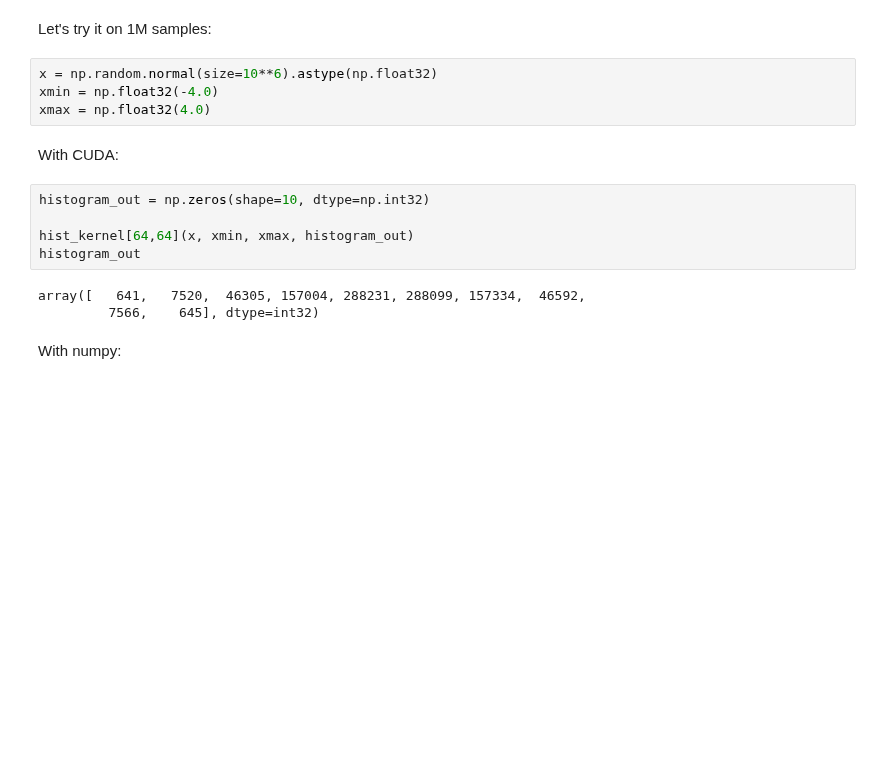
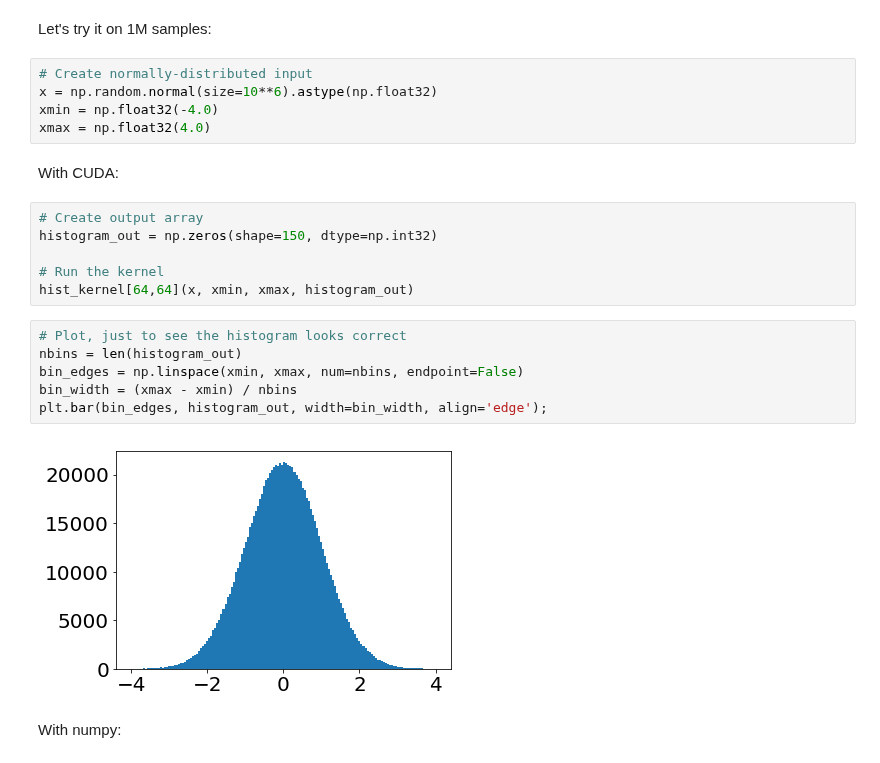
Before and after one commit to vistalab-technion/cs236781-tutorials, a Jupyter notebook: t10/tutorial10-cuda.ipynb, the cells around one changed output. Drawn from its saved outputs; the diff is of its cells as text; blank space fills up the shorter version.

```diff
--- a/t10/tutorial10-cuda.ipynb
+++ b/t10/tutorial10-cuda.ipynb
@@ -507,19 +511,26 @@ def hist_kernel(x, xmin, xmax, histogram_out):
 # %% [markdown]
 Let's try it on 1M samples:
 # %%
+# Create normally-distributed input
 x = np.random.normal(size=10**6).astype(np.float32)
 xmin = np.float32(-4.0)
 xmax = np.float32(4.0)
 # %% [markdown]
 With CUDA:
 # %%
-histogram_out = np.zeros(shape=10, dtype=np.int32)
+# Create output array
+histogram_out = np.zeros(shape=150, dtype=np.int32)
 
+# Run the kernel
 hist_kernel[64,64](x, xmin, xmax, histogram_out)
-histogram_out
-# %% [output]
-array([   641,   7520,  46305, 157004, 288231, 288099, 157334,  46592,
-         7566,    645], dtype=int32)
+# %%
+# Plot, just to see the histogram looks correct
+nbins = len(histogram_out)
+bin_edges = np.linspace(xmin, xmax, num=nbins, endpoint=False)
+bin_width = (xmax - xmin) / nbins
+plt.bar(bin_edges, histogram_out, width=bin_width, align='edge');
+# %% [output]
+[figure, added]
 # %% [markdown]
 With numpy:
 # %%
```
Also changed, not shown: parts of 17 cells of this notebook.
